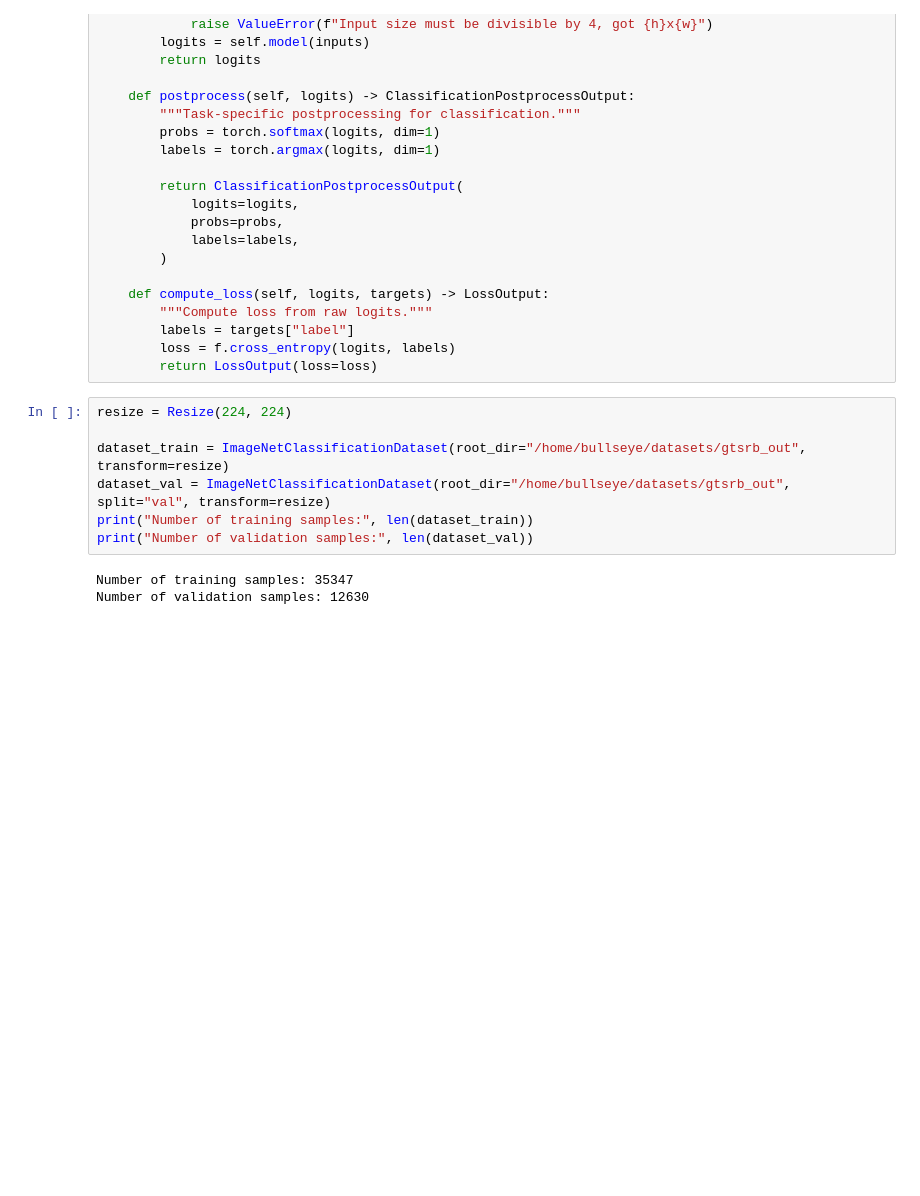
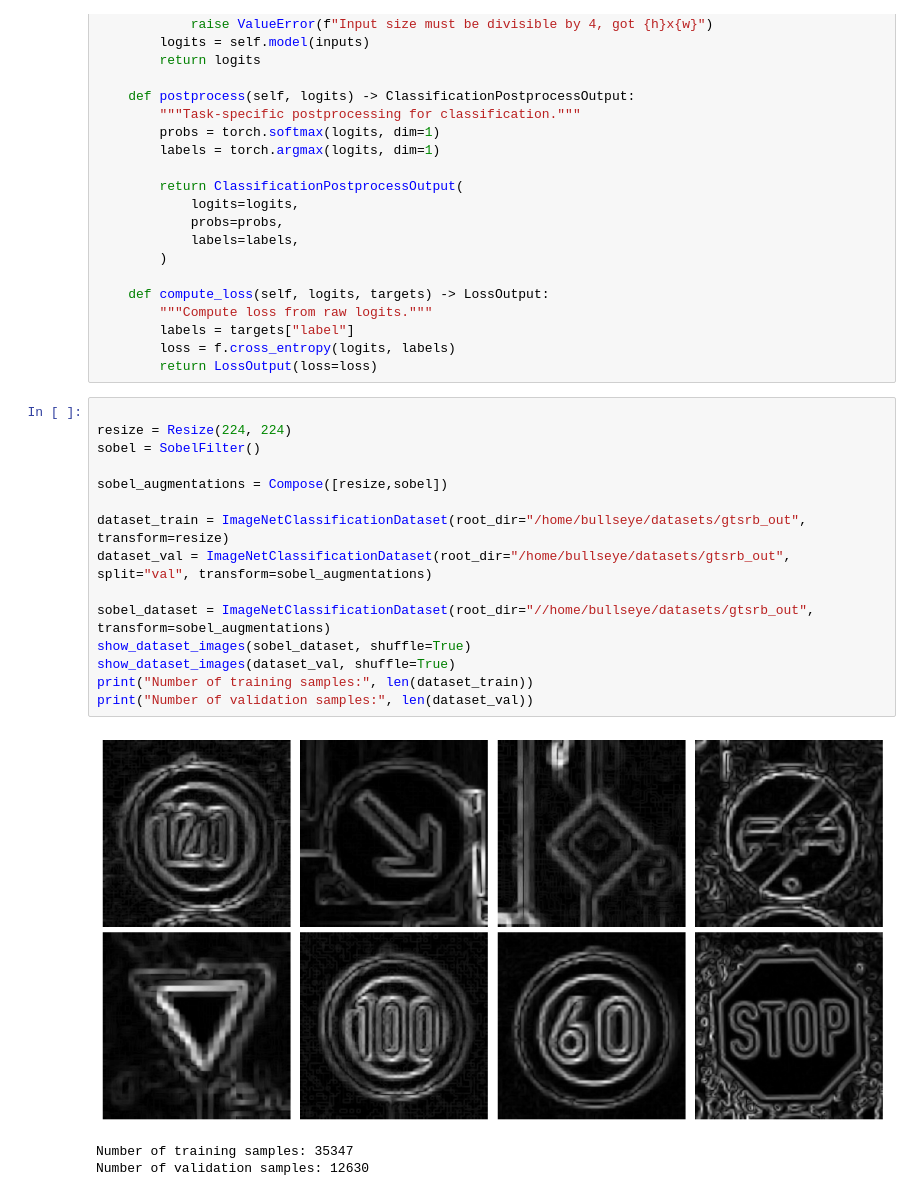
Before and after one commit to mozi30/CV_VisionStudio, a Jupyter notebook: notebooks/cv-course.ipynb, the cells around one changed output. Cells and saved outputs as stored; diff of their text form; blank space fills up the shorter version.

Commit message:
Add sobel filter test to cv-course

```diff
--- a/notebooks/cv-course.ipynb
+++ b/notebooks/cv-course.ipynb
@@ -136,13 +137,22 @@ class SwinTransformer(BaseModel):
         loss = f.cross_entropy(logits, labels)
         return LossOutput(loss=loss)
 # %%
+
 resize = Resize(224, 224)
+sobel = SobelFilter()
+
+sobel_augmentations = Compose([resize,sobel])
 
 dataset_train = ImageNetClassificationDataset(root_dir="/home/bullseye/datasets/gtsrb_out", transform=resize)
-dataset_val = ImageNetClassificationDataset(root_dir="/home/bullseye/datasets/gtsrb_out", split="val", transform=resize)
+dataset_val = ImageNetClassificationDataset(root_dir="/home/bullseye/datasets/gtsrb_out", split="val", transform=sobel_augmentations)
+
+sobel_dataset = ImageNetClassificationDataset(root_dir="//home/bullseye/datasets/gtsrb_out", transform=sobel_augmentations)
+show_dataset_images(sobel_dataset, shuffle=True)
+show_dataset_images(dataset_val, shuffle=True)
 print("Number of training samples:", len(dataset_train))
 print("Number of validation samples:", len(dataset_val))
 # %% [output]
+[figure, added]
 Number of training samples: 35347
 Number of validation samples: 12630
 # %%
```
Also changed, not shown: parts of 4 cells of this notebook.
